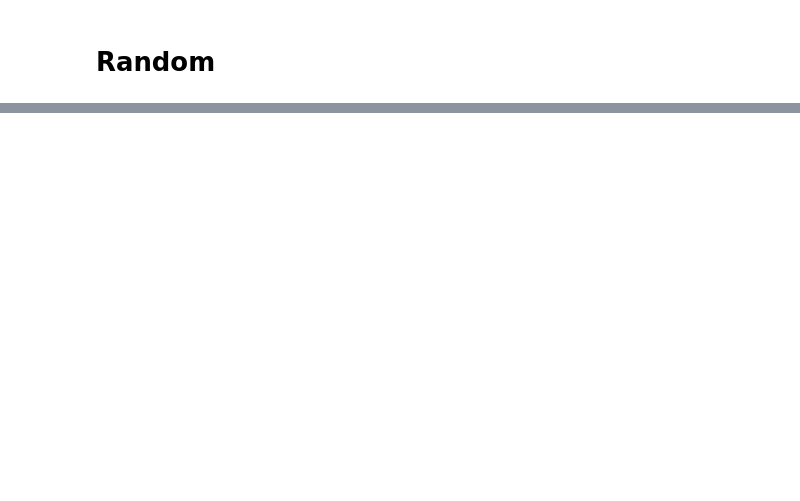
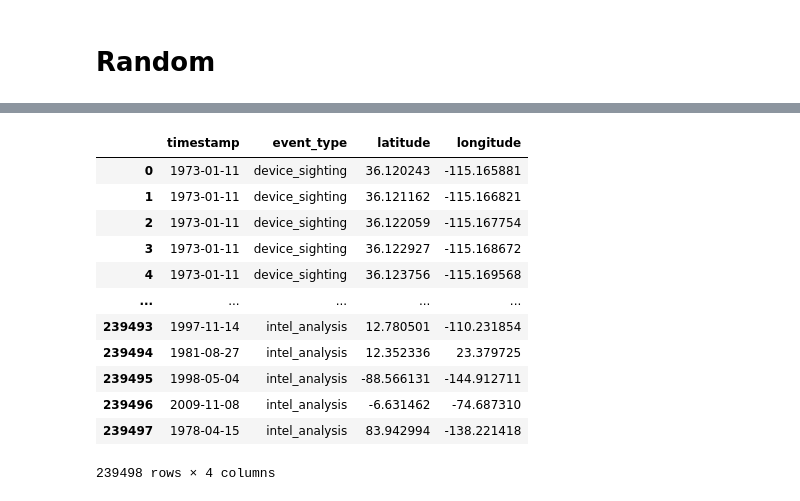
Before and after one commit to datonic/datadex, a Jupyter notebook: notebooks/brlda.ipynb, the cells around one changed output, grey strips where cells are left out. Saved outputs shown, nothing was run; the diff lists cells and outputs as text; code cells hidden in the pictures; blank space fills up the shorter version.

```diff
--- a/notebooks/brlda.ipynb
+++ b/notebooks/brlda.ipynb
@@ -354,0 +277,17 @@ top_similarities_df.head(20)
+# %%
+event_log = pd.read_csv("../data/event_log.csv")
+event_log
+# %% [output]
+|  | timestamp | event_type | latitude | longitude |
+| 0 | 1973-01-11 | device_sighting | 36.120243 | -115.165881 |
+| 1 | 1973-01-11 | device_sighting | 36.121162 | -115.166821 |
+| 2 | 1973-01-11 | device_sighting | 36.122059 | -115.167754 |
+| 3 | 1973-01-11 | device_sighting | 36.122927 | -115.168672 |
+| 4 | 1973-01-11 | device_sighting | 36.123756 | -115.169568 |
+| ... | ... | ... | ... | ... |
+| 239493 | 1997-11-14 | intel_analysis | 12.780501 | -110.231854 |
+| 239494 | 1981-08-27 | intel_analysis | 12.352336 | 23.379725 |
+| 239495 | 1998-05-04 | intel_analysis | -88.566131 | -144.912711 |
+| 239496 | 2009-11-08 | intel_analysis | -6.631462 | -74.687310 |
+| 239497 | 1978-04-15 | intel_analysis | 83.942994 | -138.221418 |
+239498 rows × 4 columns
```
Also changed, not shown: parts of 14 cells of this notebook.
